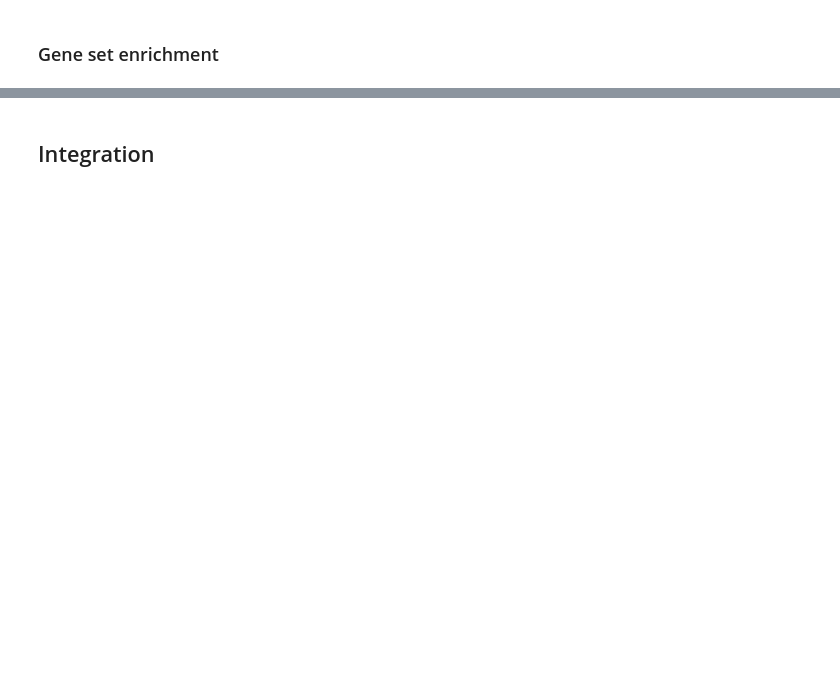
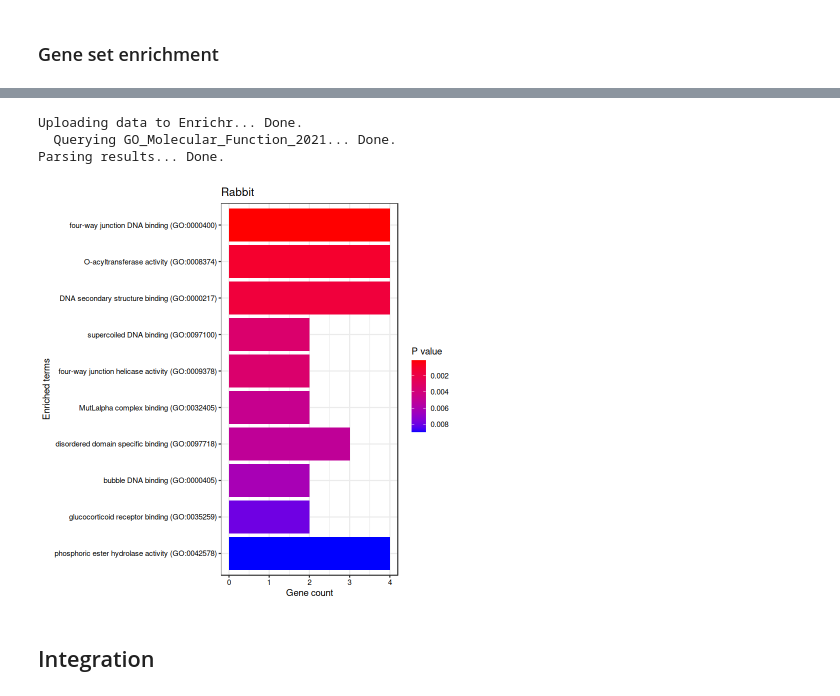
Before and after one commit to MarioniLab/RabbitGastrulation2022, a Jupyter notebook: notebooks/compare_genes.ipynb, the cells around one changed output, grey strips where cells are left out. Cells and saved outputs as stored; diff of their text form; code cells hidden in the pictures; blank space fills up the shorter version.

```diff
--- a/notebooks/compare_genes.ipynb
+++ b/notebooks/compare_genes.ipynb
@@ -11,2 +81,2 @@ m_data <- loadMouseData("../data-in/mouse/")
 # %%
-rm_one2one <- read.table("../data-in/orthologs.tsv",sep="\t")
+rm_one2one <- read.table("../data-in/orthologs/mmusculus.tsv",sep="\t")
@@ -23 +218,5 @@ m_markers <- readRDS("../data-out/compare_genes/m_markers.rds")
+# %%
+# Load precomputed markers
+r_markers <- readRDS("../data-out/compare_genes/r_markers_up_all.rds")
+m_markers <- readRDS("../data-out/compare_genes/m_markers_up_all.rds")
 # %%
@@ -79,15 +231,15 @@ rm_markers <- lapply(ctype_shared,function(celltype){
   rct_markers$rgene <- rownames(rct_markers)
   mct_markers$mgene <- rownames(mct_markers)
 
-  rct_markers$rensembl <- rabbit.genes[rownames(rct_markers),1]
-  mct_markers$mensembl <- mouse.genes[rownames(mct_markers),1]
+  rct_markers$rensembl <- r_genes[rownames(rct_markers),"ensembl_id"]
+  mct_markers$mensembl <- m_genes[rownames(mct_markers),"ensembl_id"]
 
   # Subset one-to-one orthologs
   rct_markers <- rct_markers[rct_markers$rensembl %in% rm_one2one$ref,]
   mct_markers <- mct_markers[mct_markers$mensembl %in% rm_one2one$query,]
 
-  rownames(rct_markers) <- sfs[rct_markers$rabbit_ensembl_id,"query"]
-  rownames(mct_markers) <- mct_markers$mouse_ensembl_id
+  rownames(rct_markers) <- rm_one2one[rct_markers$rensembl,"query"]
+  rownames(mct_markers) <- mct_markers$mensembl
 
   # Merge together markers
   markers <- merge(rct_markers,mct_markers,by=0,all=F)
@@ -95,9 +247,9 @@ rm_markers <- lapply(ctype_shared,function(celltype){
   # Remove non-significant degs
   markers <- markers[markers$p.value.x < 0.05 | markers$p.value.y < 0.05,]
 
-  markers <- markers[order(markers$p.value.x,-markers$summary.logFC.x,decreasing = F),]
-  markers <- markers[,c("rabbit_gene_name","rabbit_ensembl_id","mouse_gene_name",
-                        "mouse_ensembl_id","p.value.x","p.value.y","FDR.x","FDR.y",
+  markers <- markers[order(markers$FDR.x,-markers$summary.logFC.x,decreasing = F),]
+  markers <- markers[,c("rgene","rensembl","mgene",
+                        "mensembl","p.value.x","p.value.y","FDR.x","FDR.y",
                         "summary.logFC.x","summary.logFC.y")]
 
   # Assign unique or shared
@@ -122,0 +471,9 @@ if (websiteLive) {
+# %%
+enriched = enrichr(rm_markers$PGC[rm_markers$PGC$class=="rabbit unique","rgene"],"GO_Molecular_Function_2021")
+plotEnrich(enriched[[1]], showTerms = 10, numChar = 60, y = "Count",
+                     orderBy = "P.value",title="Rabbit")
+# %% [output]
+Uploading data to Enrichr... Done.
+  Querying GO_Molecular_Function_2021... Done.
+Parsing results... Done.
+[figure, added]
```
Also changed, not shown: parts of 46 cells of this notebook.
